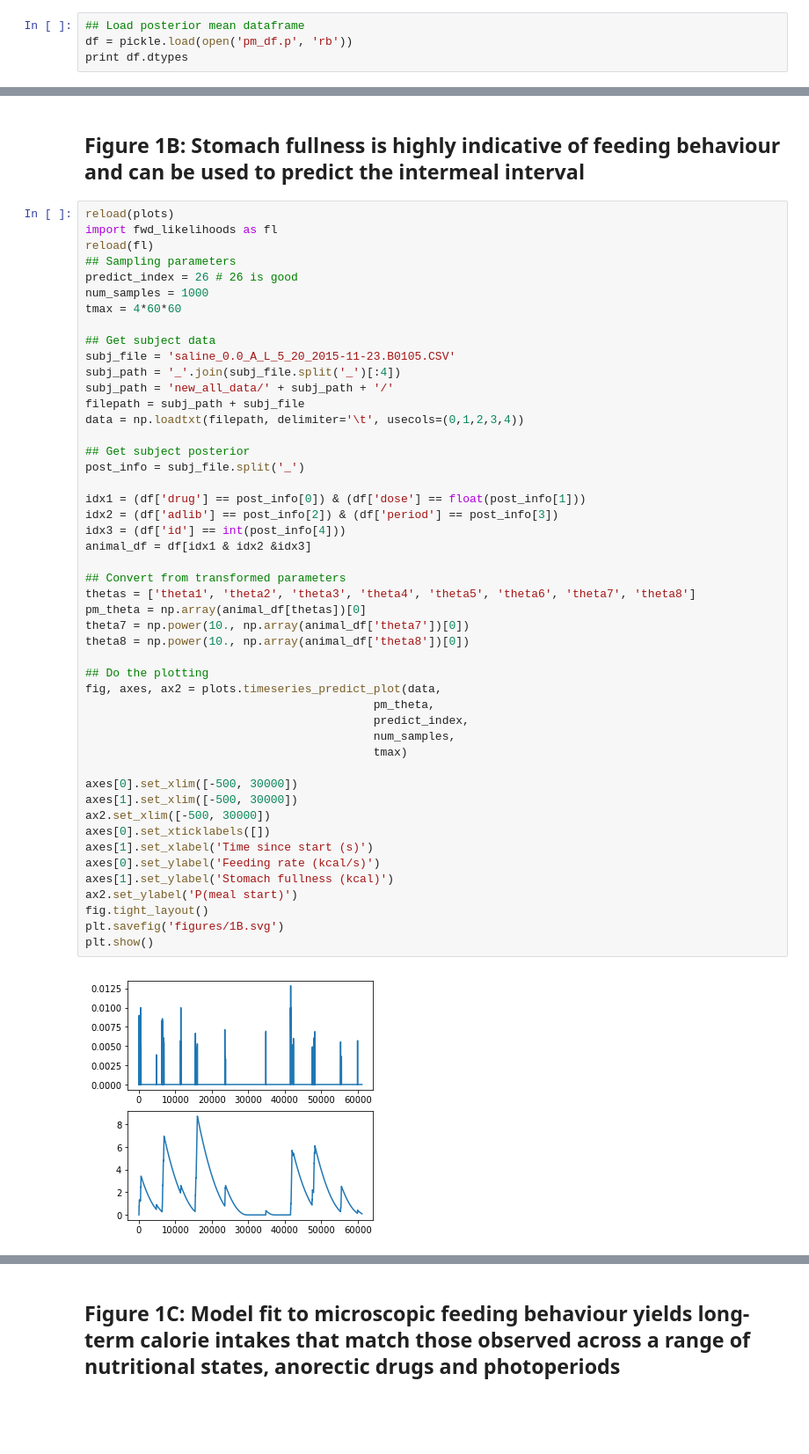
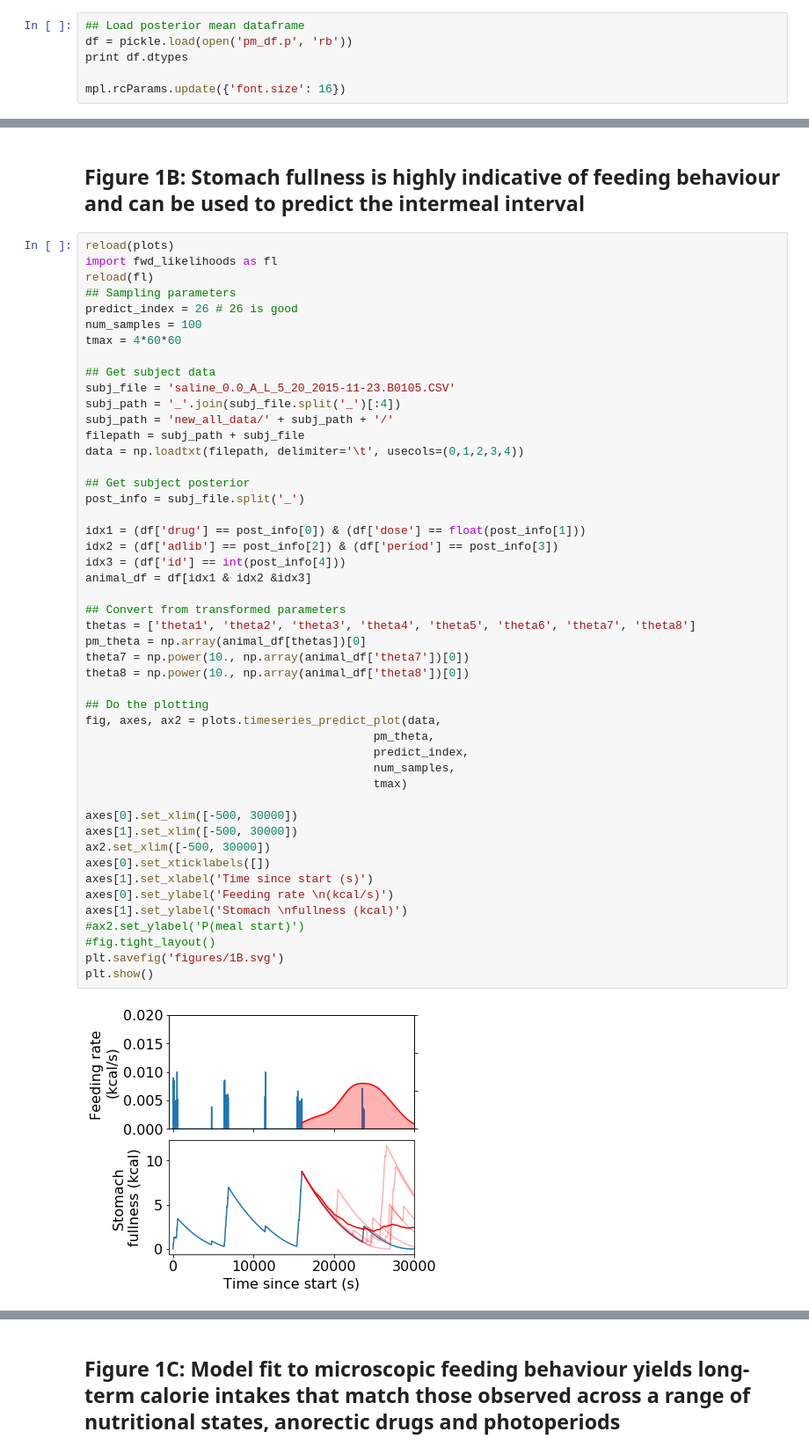
Before and after one commit to tomMcGrath/bayesian_feeding, a Jupyter notebook: Figure1.ipynb, the cells around one changed output, grey strips where cells are left out. Shown at 88% size. Saved outputs shown, nothing was run; the diff lists cells and outputs as text; blank space fills up the shorter version.

Commit message:
Updated figures 1 and 2

```diff
--- a/Figure1.ipynb
+++ b/Figure1.ipynb
@@ -20,6 +20,8 @@ reload(helpers)
 ## Load posterior mean dataframe
 df = pickle.load(open('pm_df.p', 'rb'))
 print df.dtypes
+
+mpl.rcParams.update({'font.size': 16})
 # %% [output]
 theta1      float64
 theta2      float64
@@ -46,7 +48,7 @@ import fwd_likelihoods as fl
 reload(fl)
 ## Sampling parameters
 predict_index = 26 # 26 is good
-num_samples = 1000
+num_samples = 100
 tmax = 4*60*60
 
 ## Get subject data
@@ -58,35 +60,35 @@ data = np.loadtxt(filepath, delimiter='\t', usecols=(0,1,2,3,4))
 
 ## Get subject posterior
 post_info = subj_file.split('_')
 
 idx1 = (df['drug'] == post_info[0]) & (df['dose'] == float(post_info[1]))
 idx2 = (df['adlib'] == post_info[2]) & (df['period'] == post_info[3])
 idx3 = (df['id'] == int(post_info[4]))
 animal_df = df[idx1 & idx2 &idx3]
 
 ## Convert from transformed parameters
 thetas = ['theta1', 'theta2', 'theta3', 'theta4', 'theta5', 'theta6', 'theta7', 'theta8']
 pm_theta = np.array(animal_df[thetas])[0]
 theta7 = np.power(10., np.array(animal_df['theta7'])[0])
 theta8 = np.power(10., np.array(animal_df['theta8'])[0])
 
 ## Do the plotting
 fig, axes, ax2 = plots.timeseries_predict_plot(data,
                                           pm_theta,
                                           predict_index,
                                           num_samples,
                                           tmax)
 
 axes[0].set_xlim([-500, 30000])
 axes[1].set_xlim([-500, 30000])
 ax2.set_xlim([-500, 30000])
 axes[0].set_xticklabels([])
 axes[1].set_xlabel('Time since start (s)')
-axes[0].set_ylabel('Feeding rate (kcal/s)')
-axes[1].set_ylabel('Stomach fullness (kcal)')
-ax2.set_ylabel('P(meal start)')
-fig.tight_layout()
+axes[0].set_ylabel('Feeding rate \n(kcal/s)')
+axes[1].set_ylabel('Stomach \nfullness (kcal)')
+#ax2.set_ylabel('P(meal start)')
+#fig.tight_layout()
 plt.savefig('figures/1B.svg')
 plt.show()
 # %% [output]
-[figure, old version]
+[figure, new version]
```
Also changed, not shown: parts of 2 cells of this notebook, 7 other files.
